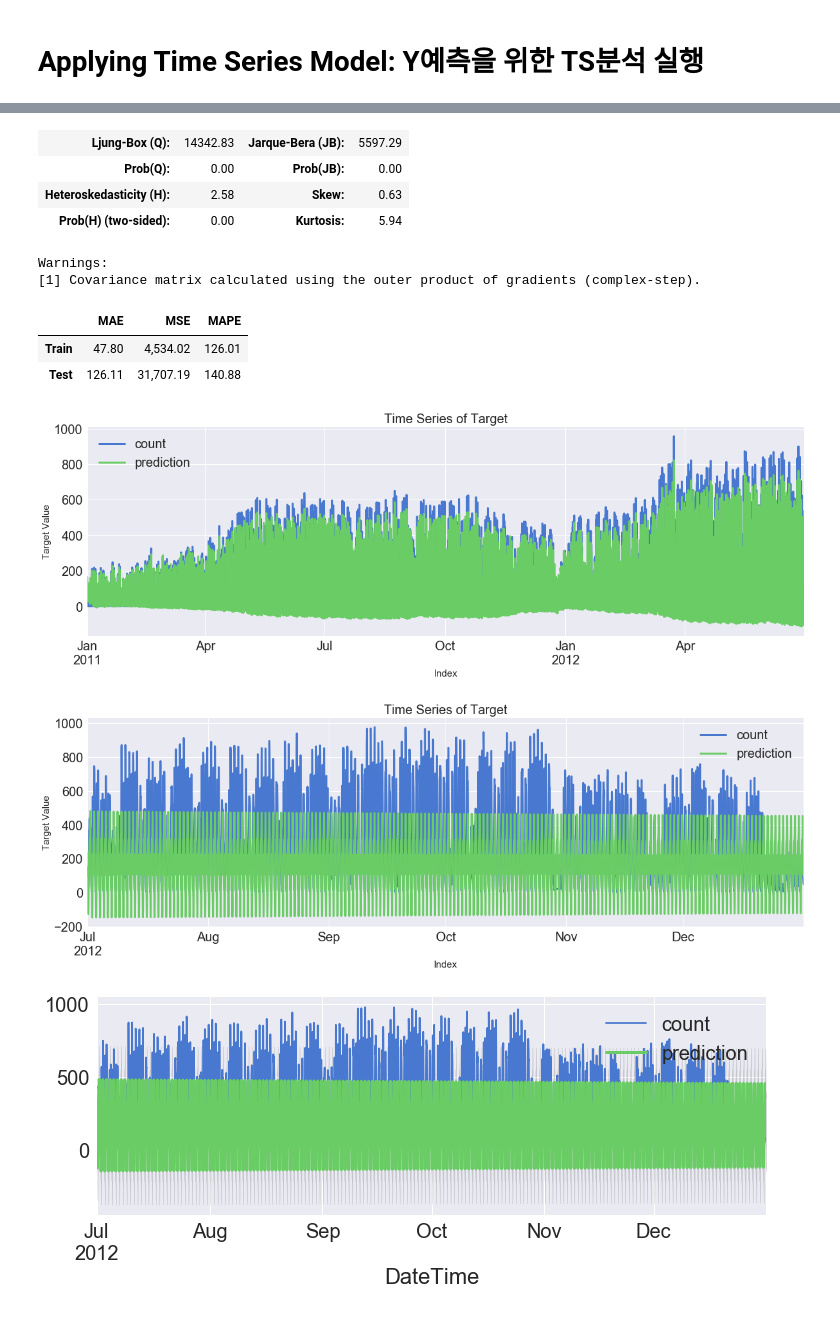
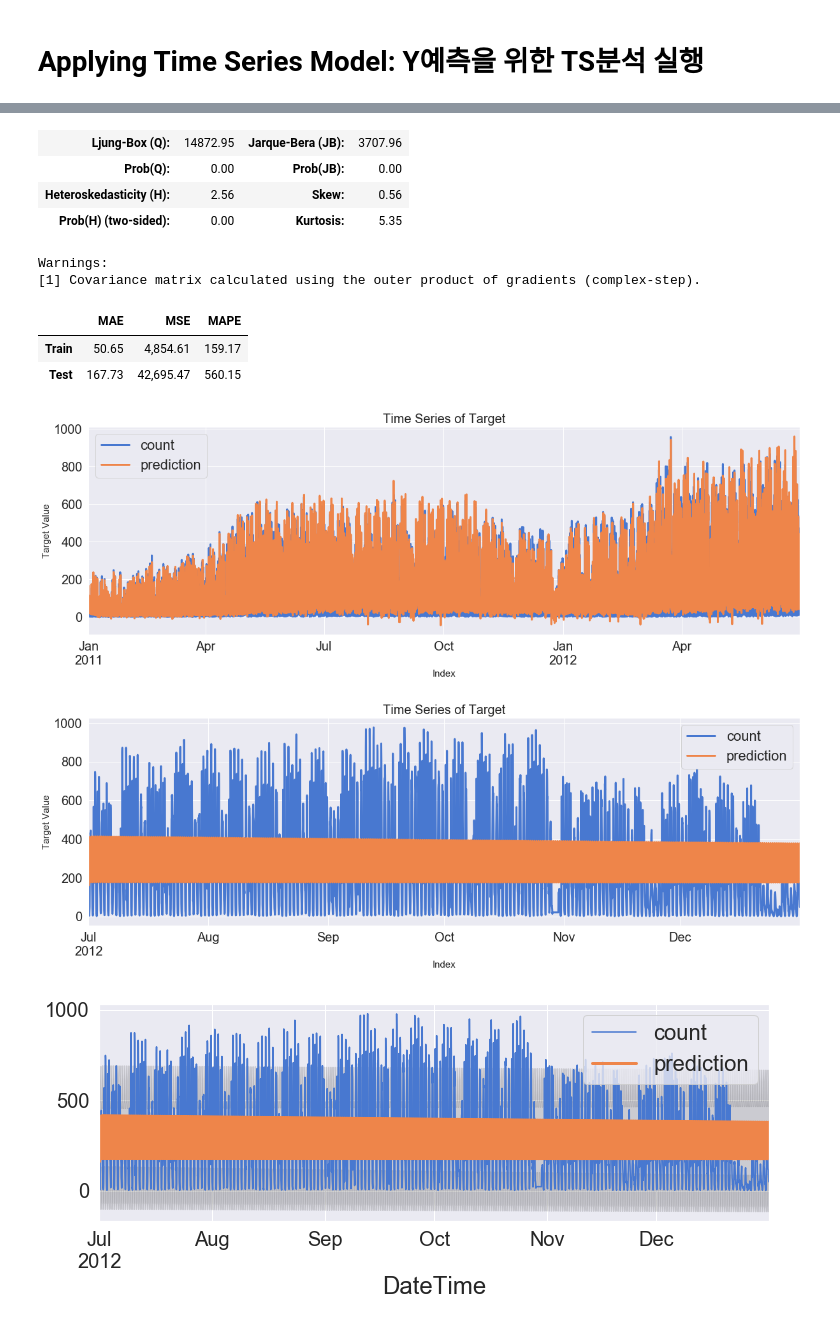
Before and after one commit to heycwkim/TimeSeriesAnalysis, a Jupyter notebook: Shared/Practice6_TimeSeries_Analysis_KK.ipynb, the cells around one changed output, grey strips where cells are left out. Saved outputs shown, nothing was run; the diff lists cells and outputs as text; code cells hidden in the pictures.

```diff
--- a/Shared/Practice6_TimeSeries_Analysis_KK.ipynb
+++ b/Shared/Practice6_TimeSeries_Analysis_KK.ipynb
@@ -142,8 +129,8 @@ dtype: float64
 ## SARIMA
 logarithm, differencing = False, False
 trend_diff_order, seasonal_diff_order = 0, 12
-fit_ts_sarimax = sm.tsa.SARIMAX(Y_train_feR, order=(1,trend_diff_order,0),
-                                seasonal_order=(1,0,1,seasonal_diff_order), trend='c').fit()
+fit_ts_sarimax = sm.tsa.SARIMAX(Y_train_feR, trend='c', order=(1,trend_diff_order,1),
+                                seasonal_order=(1,0,1,seasonal_diff_order)).fit()
 display(fit_ts_sarimax.summary())
 pred_tr_ts_sarimax = fit_ts_sarimax.predict()
 pred_te_ts_sarimax = fit_ts_sarimax.get_forecast(len(Y_test_feR)).predicted_mean
@@ -191,12 +179,12 @@ Statespace Model Results
-| Ljung-Box (Q): | 14342.83 | Jarque-Bera (JB): | 5597.29 |
+| Ljung-Box (Q): | 14872.95 | Jarque-Bera (JB): | 3707.96 |
 | Prob(Q): | 0.00 | Prob(JB): | 0.00 |
-| Heteroskedasticity (H): | 2.58 | Skew: | 0.63 |
-| Prob(H) (two-sided): | 0.00 | Kurtosis: | 5.94 |
+| Heteroskedasticity (H): | 2.56 | Skew: | 0.56 |
+| Prob(H) (two-sided): | 0.00 | Kurtosis: | 5.35 |
 Warnings:
 [1] Covariance matrix calculated using the outer product of gradients (complex-step).
 |  | MAE | MSE | MAPE |
-| Train | 47.80 | 4,534.02 | 126.01 |
-| Test | 126.11 | 31,707.19 | 140.88 |
+| Train | 50.65 | 4,854.61 | 159.17 |
+| Test | 167.73 | 42,695.47 | 560.15 |
-[figure, old version]
+[figure, new version]
-[figure, old version]
+[figure, new version]
-[figure, old version]
+[figure, new version]
```
Also changed, not shown: parts of 11 cells of this notebook, 2 other files.
